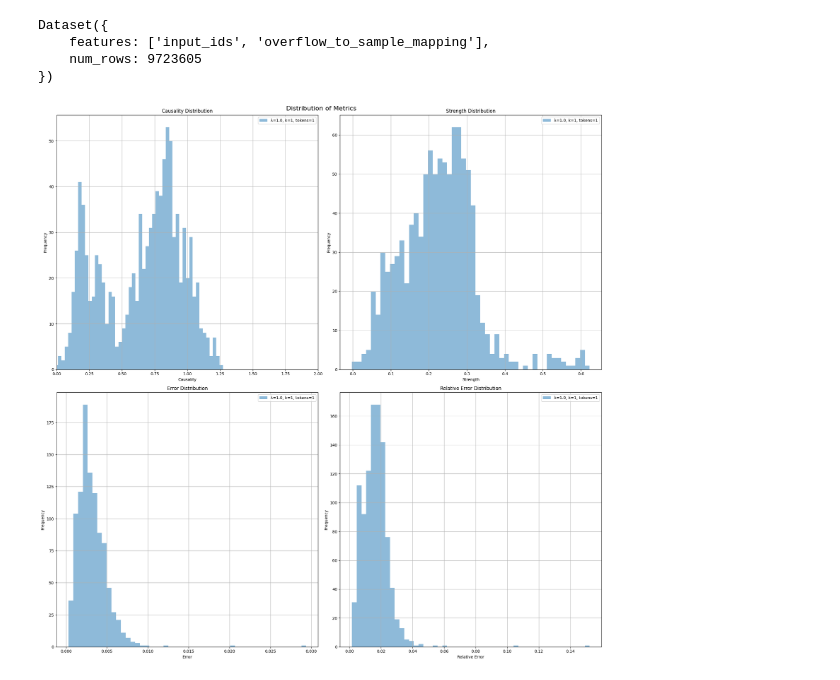
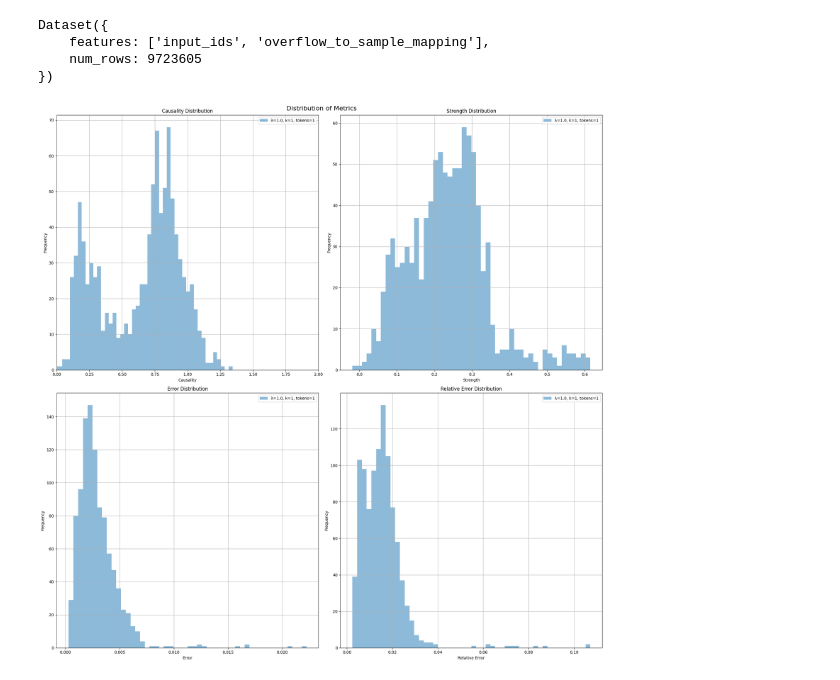
Before and after one commit to sidnb13/tensor-saes, a Jupyter notebook: notebooks/causal_attribution.ipynb, the cells around one changed output. Saved outputs shown, nothing was run; the diff lists cells and outputs as text; code cells hidden in the pictures.

```diff
--- a/notebooks/causal_attribution.ipynb
+++ b/notebooks/causal_attribution.ipynb
@@ -1187,13 +1187,14 @@ def compute_causal_attribution_strength(
         # Compute the whole expression using einsum
 
         proportion_explained = (
-            torch.einsum("bie,be,bi->b", jacobian, v_j.mean(1), v_k.mean(1))
+            torch.einsum("bie,be,bi->b", jacobian, v_j.squeeze(1), v_k.squeeze(1))
             / v_k_norm_squared
         )
+
         # error term
-        pred = torch.einsum("bie,be->bi", jacobian, v_j.mean(1))
-        strength = F.cosine_similarity(pred, v_k.mean(1), dim=-1)
-        error = torch.mean((pred - v_k.mean(1)) ** 2, dim=-1)
+        pred = torch.einsum("bie,be->bi", jacobian, v_j.squeeze(1))
+        strength = F.cosine_similarity(pred, v_k.squeeze(1), dim=-1)
+        error = torch.mean((pred - v_k.squeeze(1)) ** 2, dim=-1)
 
         relative_error = error / v_k_norm_squared
 
@@ -1367,28 +1368,28 @@ Dataset({
 # %%
 import gc
 
 params = {
     "lambda_value": [1.0],
     # "feature_select_k": [1,2,4,8],
     "feature_select_k": [1],
     "num_tokens": [1],
     # "num_tokens": [1],
 }
 
 torch.cuda.empty_cache()
 gc.collect()
 
 results = run_evaluation(
     params,
     model,
     tokenized.select(range(1000)),
     batch_size=128,
     i=0,
     j=5,
     feature_encoder_weights=feature_encoder_weights,
     feature_encoder_bias=feature_encoder_bias,
     feature_decoder_weights=feature_decoder_weights,
-    exclude_first_k_tokens=64
+    exclude_first_k_tokens=0
 )
 # %% [output]
-[figure, old version]
+[figure, new version]
```
Also changed, not shown: parts of 1 cell of this notebook.
